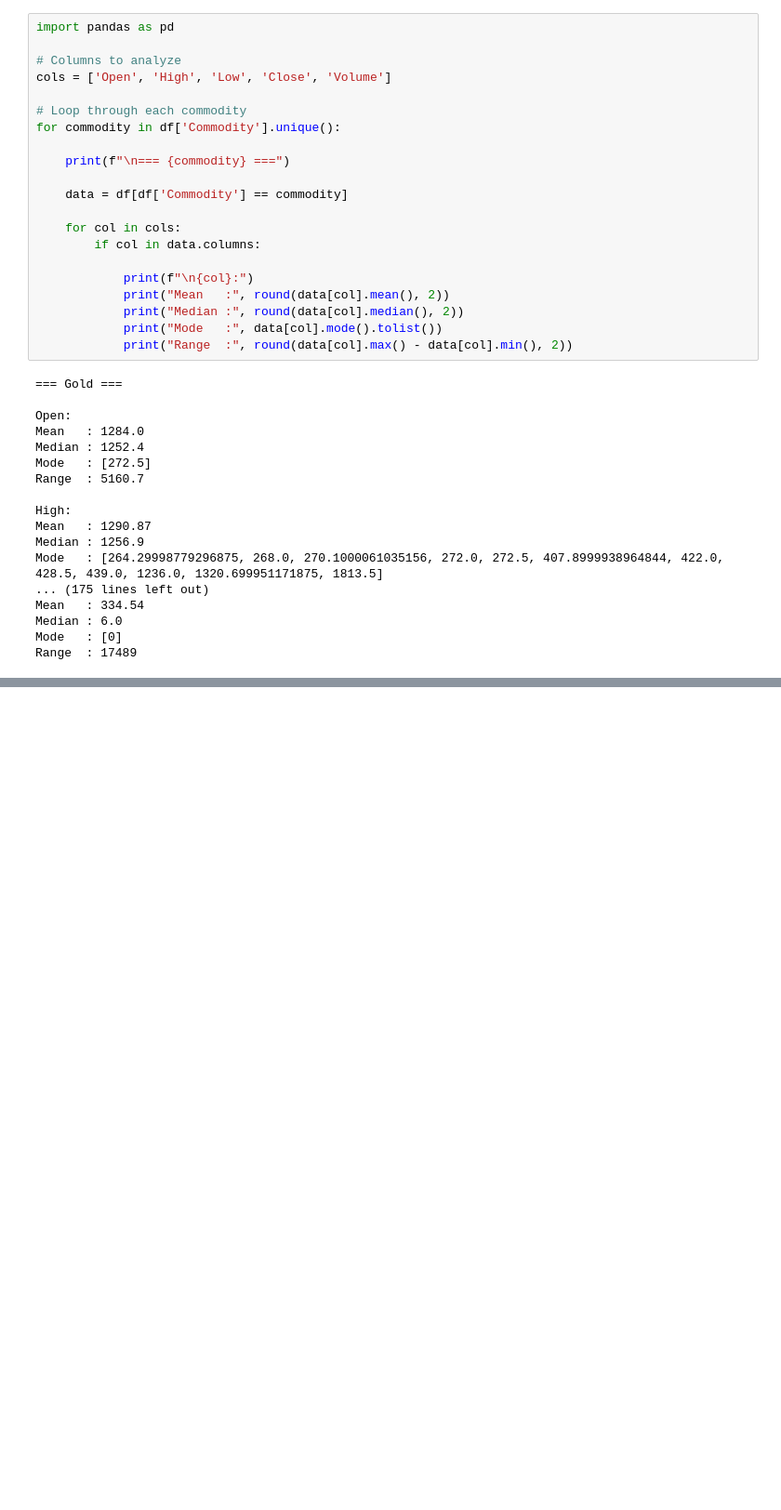
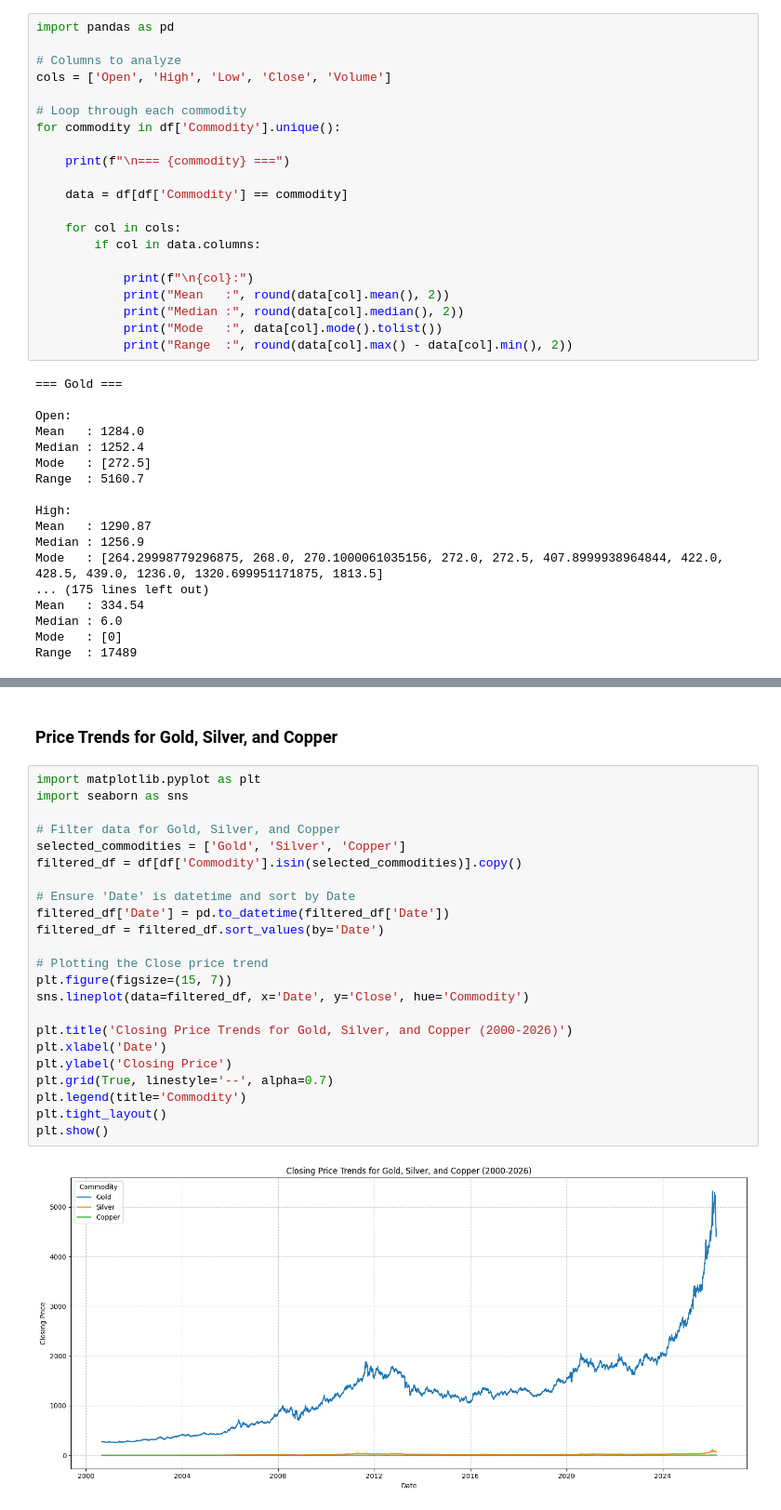
Before and after one commit to imalamin455/Hello-Mars, a Jupyter notebook: Global_Commodity_Prices_2000_2026.ipynb, the cells around one changed output, grey strips where cells are left out. Shown at 93% size. Cells and saved outputs as stored; diff of their text form; blank space fills up the shorter version.

```diff
--- a/Global_Commodity_Prices_2000_2026.ipynb
+++ b/Global_Commodity_Prices_2000_2026.ipynb
@@ -212,0 +287,27 @@ Range  : 17489
+# %% [markdown]
+### Price Trends for Gold, Silver, and Copper
+# %%
+import matplotlib.pyplot as plt
+import seaborn as sns
+
+# Filter data for Gold, Silver, and Copper
+selected_commodities = ['Gold', 'Silver', 'Copper']
+filtered_df = df[df['Commodity'].isin(selected_commodities)].copy()
+
+# Ensure 'Date' is datetime and sort by Date
+filtered_df['Date'] = pd.to_datetime(filtered_df['Date'])
+filtered_df = filtered_df.sort_values(by='Date')
+
+# Plotting the Close price trend
+plt.figure(figsize=(15, 7))
+sns.lineplot(data=filtered_df, x='Date', y='Close', hue='Commodity')
+
+plt.title('Closing Price Trends for Gold, Silver, and Copper (2000-2026)')
+plt.xlabel('Date')
+plt.ylabel('Closing Price')
+plt.grid(True, linestyle='--', alpha=0.7)
+plt.legend(title='Commodity')
+plt.tight_layout()
+plt.show()
+# %% [output]
+[figure, added]
```
Also changed, not shown: parts of 8 cells of this notebook.
